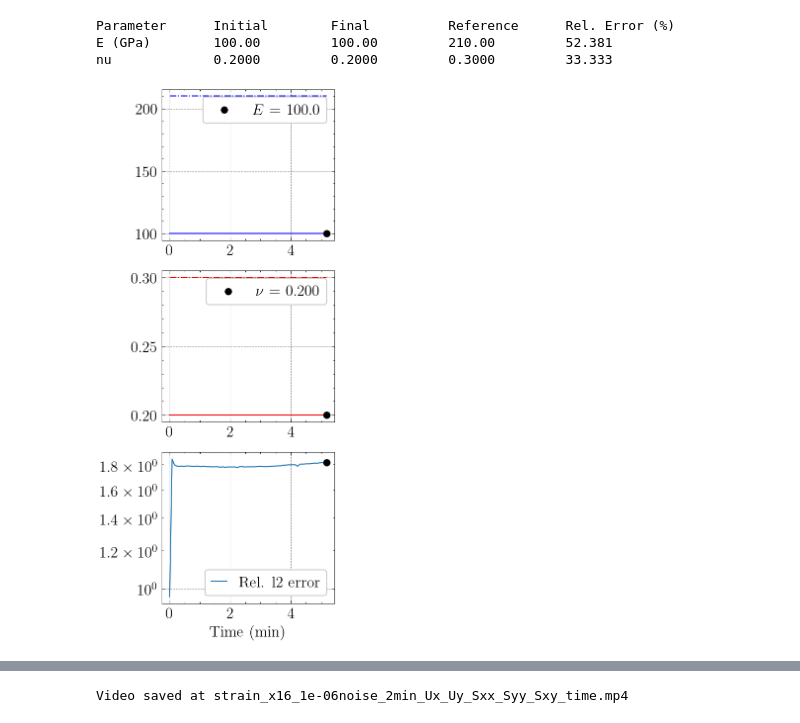
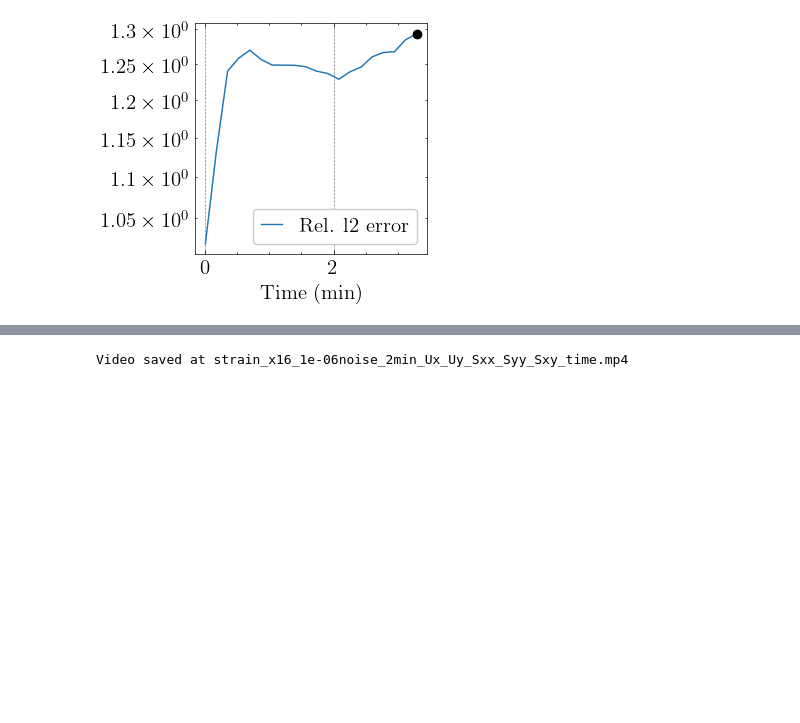
Before and after one commit to bonneted/PINN-MT2.0, a Jupyter notebook: 3_iosipescu/0_test/plot_one_run.ipynb, the cells around one changed output, grey strips where cells are left out. Saved outputs shown, nothing was run; the diff lists cells and outputs as text; code cells hidden in the pictures; blank space fills up the shorter version.

```diff
--- a/3_iosipescu/0_test/plot_one_run.ipynb
+++ b/3_iosipescu/0_test/plot_one_run.ipynb
@@ -20,13 +20,13 @@ results_folder = r"results"
 measurments_type = ["displacement","strain"][0]
 dic_measurments = 0
 iteration = int(1e8)
-time = 5
-n_measurments = 36672 if dic_measurments else 25
+time = 3
+n_measurments = [50, 50]
 noise = 0.0
 dic_prefix = 'dic_' if dic_measurments else ''
-run_number = 3
+run_number = 1
 
-run = f"{dic_prefix}{measurments_type}_{n_measurments}x{n_measurments}_{noise}noise_{time if time else iteration}{'min' if time else 'iter'}{f'-{run_number}' if run_number else ''}"
+run = f"{dic_prefix}{measurments_type}_{n_measurments[0]}x{n_measurments[1]}_{noise}noise_{time if time else iteration}{'min' if time else 'iter'}{f'-{run_number}' if run_number else ''}"
 run_folder = os.path.join(results_folder, run)+"/"
 # %%
 # Load Configuration and Data
@@ -85,42 +85,39 @@ else:
 # %%
 # Plot Metrics and Parameter Evolution
 
 iteration = len(steps) - 1
 # --- Plot Metrics ---
-# fig, ax_metric = plt.subplots(1, 1, figsize=(3, 3), dpi=100)
-# lines, scatters = init_metrics(ax_metric, steps, metrics, metrics_names, step_type=step_type, time_unit=time_unit, metrics_idx=[0])
-# update_metrics(iter, lines, scatters, steps, metrics, metrics_idx=[0])
-# plt.show()
+fig, ax_metric = plt.subplots(1, 1, figsize=(3, 3), dpi=100)
+lines, scatters = init_metrics(ax_metric, steps, metrics, metrics_names, step_type=step_type, time_unit=time_unit, metrics_idx=[0])
+update_metrics(iteration, lines, scatters, steps, metrics, metrics_idx=[0])
+plt.show()
 
 # --- Plot Parameter Evolution ---
 # fig, axs_vars = plt.subplots(2, 1, figsize=(3, 6), dpi=100)
 # line_E, line_nu, scatter_E, scatter_nu, axs_vars = init_variables(
 #     axs_vars, steps, E_actual, nu_actual, E_history, nu_history, E_name, nu_name)
-# update_variables(iter, line_E, line_nu, scatter_E, scatter_nu,
+# update_variables(iteration, line_E, line_nu, scatter_E, scatter_nu,
 #                  axs_vars, steps, E_history, nu_history, E_actual, nu_actual, E_name, nu_name)
 # plt.show()
 
 # --- Print Final Parameter Values ---
-E_final = np.mean(E_history[-10:])
-nu_final = np.mean(nu_history[-10:])
-print(f"{'Parameter':<15}{'Initial':<15}{'Final':<15}{'Reference':<15}{'Rel. Error (%)':<15}")
-print(f"{'E (GPa)':<15}{E_init:<15.2f}{E_final:<15.2f}{E_actual:<15.2f}{(abs(E_final - E_actual) / E_actual * 100):<15.3f}")
-print(f"{'nu':<15}{nu_init:<15.4f}{nu_final:<15.4f}{nu_actual:<15.4f}{(abs(nu_final - nu_actual) / nu_actual * 100):<15.3f}")
+# E_final = np.mean(E_history[-10:])
+# nu_final = np.mean(nu_history[-10:])
+# print(f"{'Parameter':<15}{'Initial':<15}{'Final':<15}{'Reference':<15}{'Rel. Error (%)':<15}")
+# print(f"{'E (GPa)':<15}{E_init:<15.2f}{E_final:<15.2f}{E_actual:<15.2f}{(abs(E_final - E_actual) / E_actual * 100):<15.3f}")
+# print(f"{'nu':<15}{nu_init:<15.4f}{nu_final:<15.4f}{nu_actual:<15.4f}{(abs(nu_final - nu_actual) / nu_actual * 100):<15.3f}")
 
-# --- Combined Plot ---
-fig, axs_combined = plt.subplots(3, 1, figsize=(3, 9), dpi=150)
-lines, scatters = init_metrics(axs_combined[-1], steps, metrics, metrics_names, step_type=step_type, time_unit=time_unit, metrics_idx=[0])
-update_metrics(iteration, lines, scatters, steps, metrics, metrics_idx=[0])
-line_E, line_nu, scatter_E, scatter_nu, axs_vars = init_variables(
-    axs_combined[:2], steps, E_actual, nu_actual, E_history, nu_history, E_name, nu_name)
-update_variables(iteration, line_E, line_nu, scatter_E, scatter_nu,
-                 axs_vars, steps, E_history, nu_history, E_actual, nu_actual, E_name, nu_name)
+# # --- Combined Plot ---
+# fig, axs_combined = plt.subplots(3, 1, figsize=(3, 9), dpi=150)
+# lines, scatters = init_metrics(axs_combined[-1], steps, metrics, metrics_names, step_type=step_type, time_unit=time_unit, metrics_idx=[0])
+# update_metrics(iteration, lines, scatters, steps, metrics, metrics_idx=[0])
+# line_E, line_nu, scatter_E, scatter_nu, axs_vars = init_variables(
+#     axs_combined[:2], steps, E_actual, nu_actual, E_history, nu_history, E_name, nu_name)
+# update_variables(iteration, line_E, line_nu, scatter_E, scatter_nu,
+#                  axs_vars, steps, E_history, nu_history, E_actual, nu_actual, E_name, nu_name)
 plt.show()
 # %% [output]
-Parameter      Initial        Final          Reference      Rel. Error (%)
-E (GPa)        100.00         100.00         210.00         52.381
-nu             0.2000         0.2000         0.3000         33.333
-[figure, old version]
+[figure, new version]
 # %%
 # Load Field Data
 field_names = run_config["network"]["logged_fields"]
```
Also changed, not shown: parts of 7 cells of this notebook, 7 other files.
